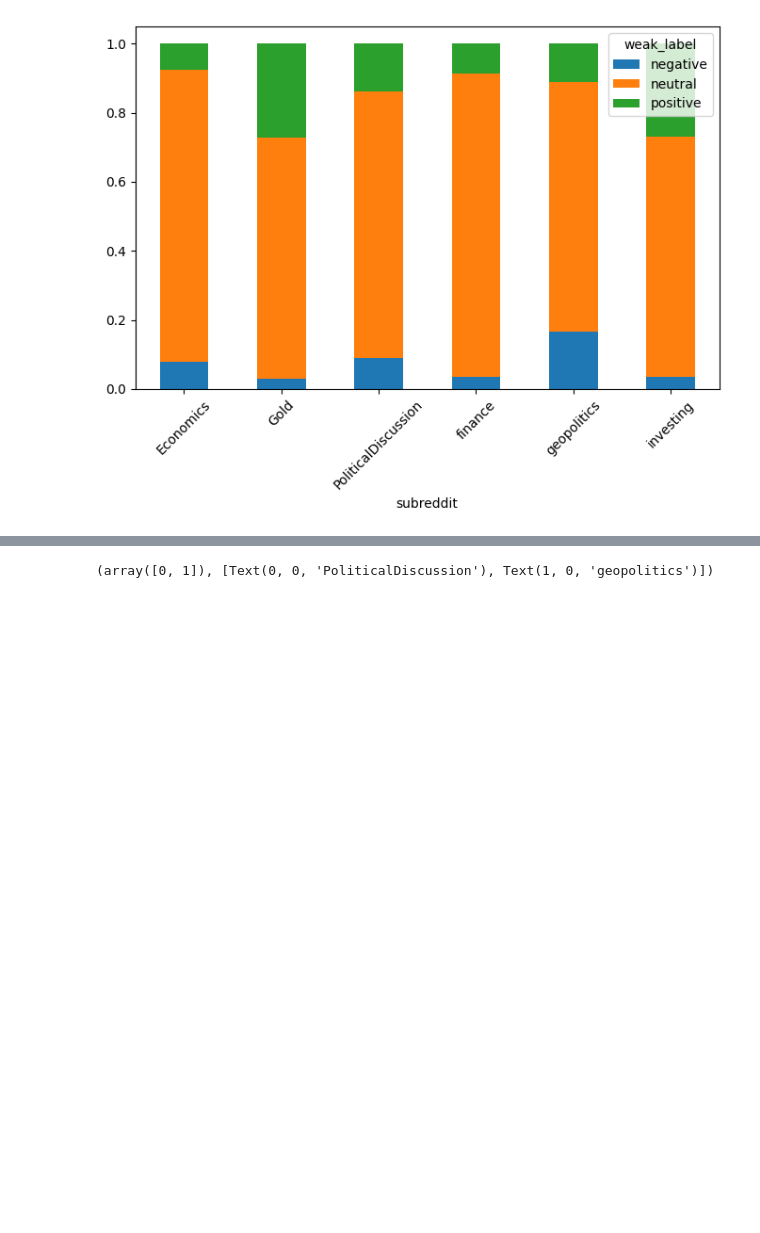
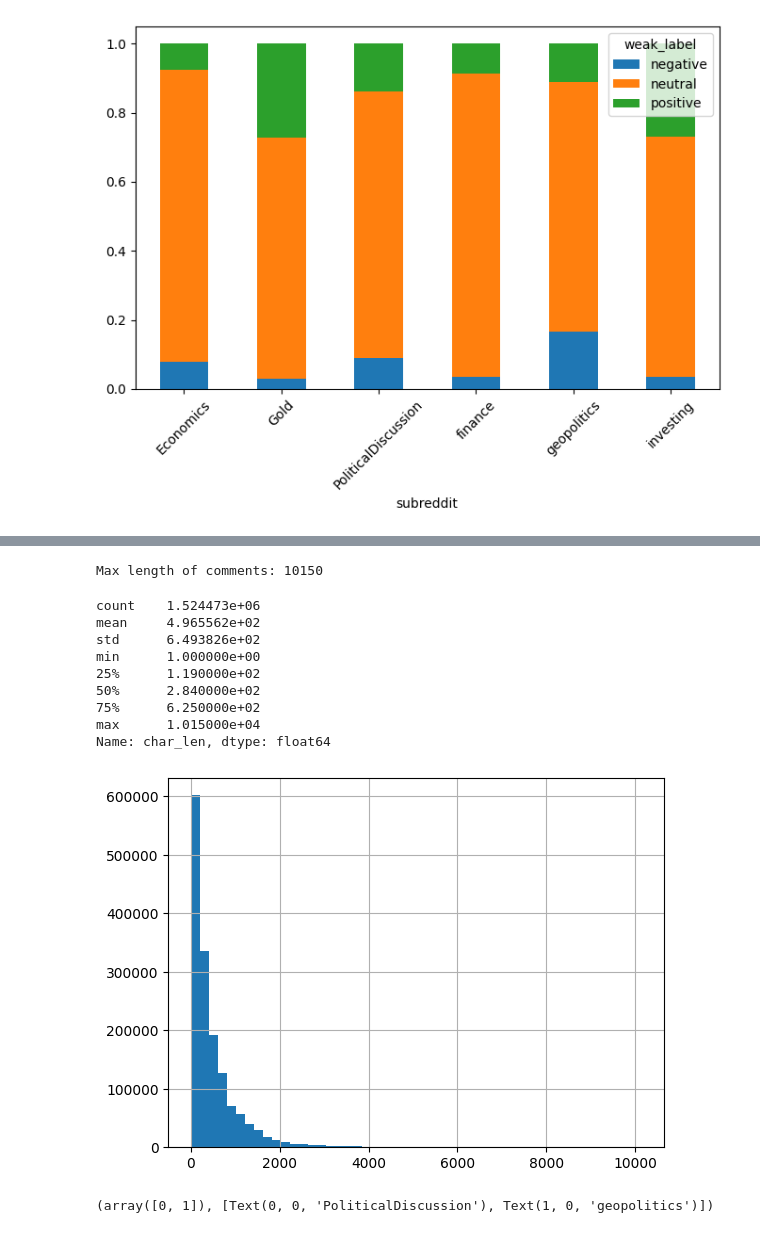
Before and after one commit to anshxl/golden-spikes, a Jupyter notebook: notebooks/labelling.ipynb, the cells around one changed output, grey strips where cells are left out. Cells and saved outputs as stored; diff of their text form; code cells hidden in the pictures; blank space fills up the shorter version.

```diff
--- a/notebooks/labelling.ipynb
+++ b/notebooks/labelling.ipynb
@@ -47,6 +47,27 @@ comments.head()
 | 2 | esdj0ib | geopolitics | None | 2019-06-30 | 15 | try outline.com | 0.0000 | neutral |
 | 3 | esdj5ht | geopolitics | None | 2019-06-30 | 126 | russia can only be a centralized ... | 0.0000 | neutral |
 | 4 | esdj6vs | geopolitics | None | 2019-06-30 | 143 | migration is not a viable way to ... | 0.0000 | neutral |
+# %%
+# Distribution of length of comments
+comments['char_len'].hist(bins=50)
+
+# Max length of comments
+max_length = comments['char_len'].max()
+print(f"Max length of comments: {max_length}")
+
+comments['char_len'].describe()
+# %% [output]
+Max length of comments: 10150
+count    1.524473e+06
+mean     4.965562e+02
+std      6.493826e+02
+min      1.000000e+00
+25%      1.190000e+02
+50%      2.840000e+02
+75%      6.250000e+02
+max      1.015000e+04
+Name: char_len, dtype: float64
+[figure, added]
 # %%
 # Check label distribution per subreddit for comments
 subreddit_counts_comments = comments.groupby(['subreddit', 'weak_label']).size().unstack(fill_value=0)
```
Also changed, not shown: 3 other files.
